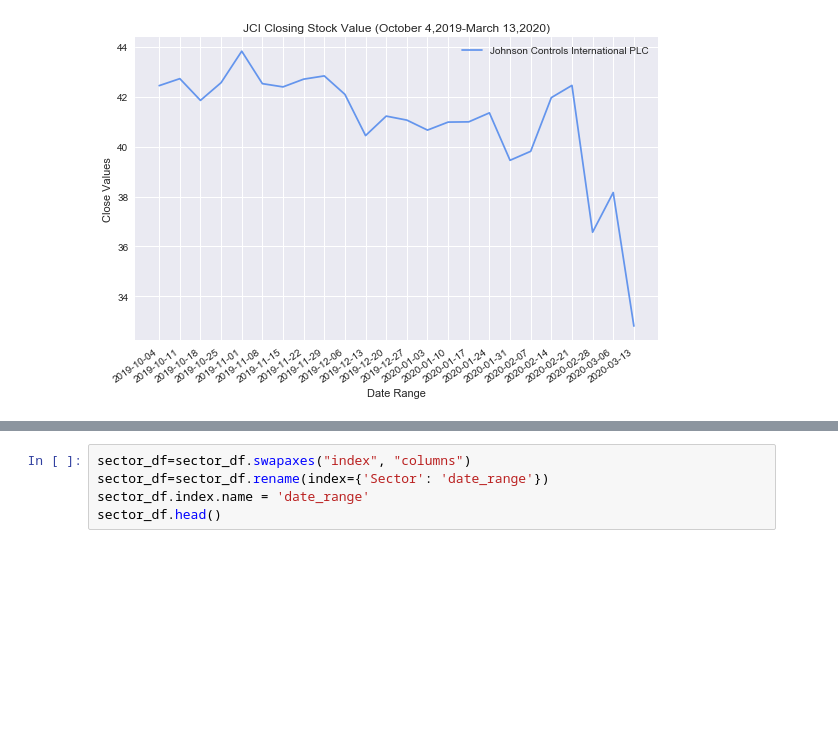
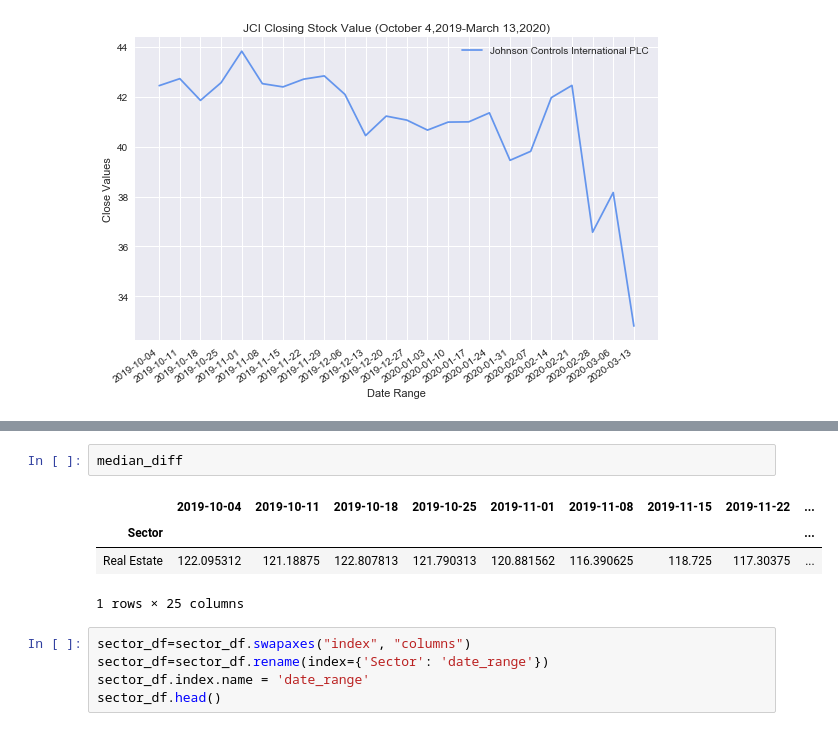
Before and after one commit to bhhnguyen/DataViz-Proj1, a Jupyter notebook: margeaux_code.ipynb, the cells around one changed output, grey strips where cells are left out. Saved outputs shown, nothing was run; the diff lists cells and outputs as text; blank space fills up the shorter version.

```diff
--- a/margeaux_code.ipynb
+++ b/margeaux_code.ipynb
@@ -130,3 +155,10 @@ sector_df.head()
+# %%
+median_diff
+# %% [output]
+|  | 2019-10-04 | 2019-10-11 | 2019-10-18 | 2019-10-25 | 2019-11-01 | 2019-11-08 | 2019-11-15 | 2019-11-22 | ... |
+| Sector |  |  |  |  |  |  |  |  | ... |
+| Real Estate | 122.095312 | 121.18875 | 122.807813 | 121.790313 | 120.881562 | 116.390625 | 118.725 | 117.30375 | ... |
+1 rows × 25 columns
 # %%
 sector_df=sector_df.swapaxes("index", "columns")
 sector_df=sector_df.rename(index={'Sector': 'date_range'})
```
Also changed, not shown: parts of 4 cells of this notebook.
